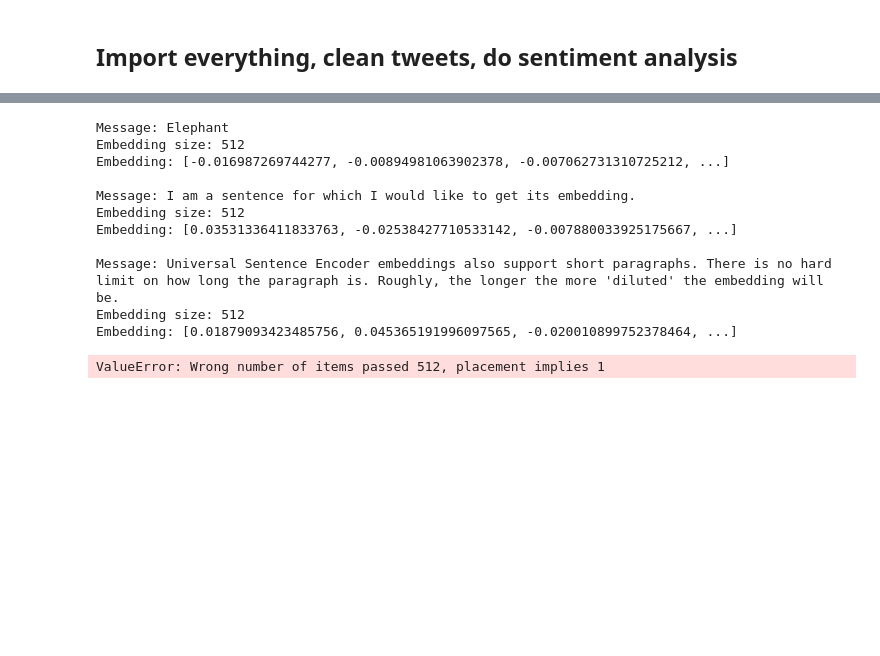
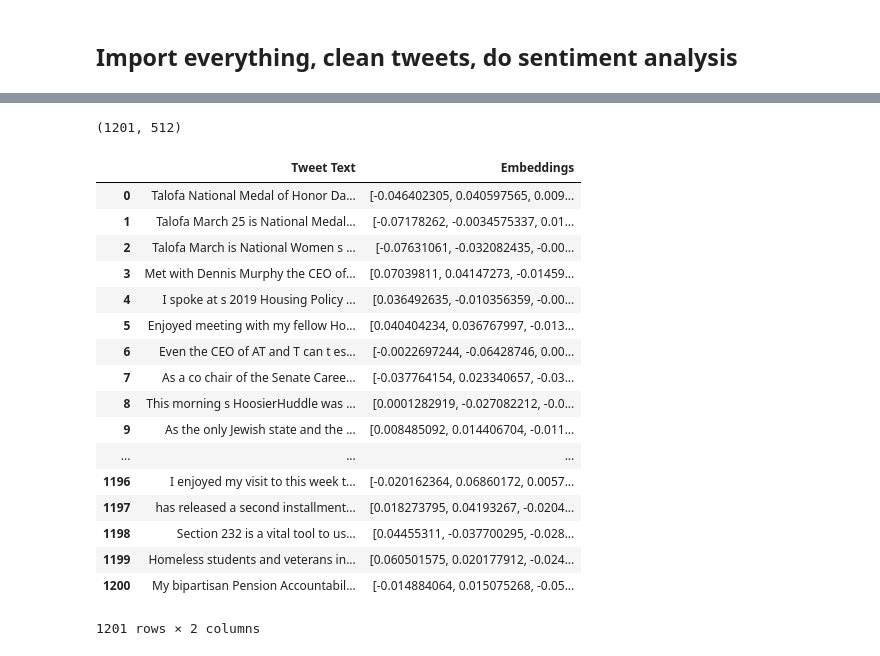
Before and after one commit to jmoorebyu/213_finalproject, a Jupyter notebook: Universal Encoder.ipynb, the cells around one changed output, grey strips where cells are left out. Saved outputs shown, nothing was run; the diff lists cells and outputs as text; code cells hidden in the pictures; blank space fills up the shorter version.

```diff
--- a/Universal Encoder.ipynb
+++ b/Universal Encoder.ipynb
@@ -91,35 +74,0 @@ Embedding: [0.01879093423485756, 0.045365191996097565, -0.020010899752378464, ..
-# %%
-# Compute a representation for each message, showing various lengths supported.
-word = "Elephant"
-sentence = "I am a sentence for which I would like to get its embedding."
-paragraph = (
-    "Universal Sentence Encoder embeddings also support short paragraphs. "
-    "There is no hard limit on how long the paragraph is. Roughly, the longer "
-    "the more 'diluted' the embedding will be.")
-messages = [word, sentence, paragraph]
-
-# Reduce logging output.
-tf.logging.set_verbosity(tf.logging.ERROR)
-
-with tf.Session() as session:
-  session.run([tf.global_variables_initializer(), tf.tables_initializer()])
-  message_embeddings = session.run(embed(messages))
-
-  for i, message_embedding in enumerate(np.array(message_embeddings).tolist()):
-    print("Message: {}".format(messages[i]))
-    print("Embedding size: {}".format(len(message_embedding)))
-    message_embedding_snippet = ", ".join(
-        (str(x) for x in message_embedding[:3]))
-    print("Embedding: [{}, ...]\n".format(message_embedding_snippet))
-# %% [output]
-Message: Elephant
-Embedding size: 512
-Embedding: [-0.016987269744277, -0.00894981063902378, -0.007062731310725212, ...]
-
-Message: I am a sentence for which I would like to get its embedding.
-Embedding size: 512
-Embedding: [0.03531336411833763, -0.02538427710533142, -0.007880033925175667, ...]
-
-Message: Universal Sentence Encoder embeddings also support short paragraphs. There is no hard limit on how long the paragraph is. Roughly, the longer the more 'diluted' the embedding will be.
-Embedding size: 512
-Embedding: [0.01879093423485756, 0.045365191996097565, -0.020010899752378464, ...]
@@ -126,9 +82,34 @@ Embedding: [0.01879093423485756, 0.045365191996097565, -0.020010899752378464, ..
+# %%
+shortlist_embeddings.shape
+# %% [output]
+(1201, 512)
 # %%
-tweets = [['trump is great'], ['trump sucks'], ['provo!']]
 
 # Create the pandas DataFrame
-alltweets = pd.DataFrame(tweets, columns = ['Tweets'])
+tweet_vectors = pd.DataFrame(replaced, columns = ['Tweet Text'])
-# %%
-alltweets['Embeddings'] = message_embeddings
-# %% [output]
-ValueError: Wrong number of items passed 512, placement implies 1
+# %%
+#dataframe with tweet text and its vector
+tweet_vectors['Embeddings'] =""
+for x in range(0,len(tweet_vectors['Embeddings'])):
+    tweet_vectors['Embeddings'][x] = shortlist_embeddings[x]
+# %%
+tweet_vectors
+# %% [output]
+|  | Tweet Text | Embeddings |
+| 0 | Talofa National Medal of Honor Da... | [-0.046402305, 0.040597565, 0.009... |
+| 1 | Talofa March 25 is National Medal... | [-0.07178262, -0.0034575337, 0.01... |
+| 2 | Talofa March is National Women s ... | [-0.07631061, -0.032082435, -0.00... |
+| 3 | Met with Dennis Murphy the CEO of... | [0.07039811, 0.04147273, -0.01459... |
+| 4 | I spoke at s 2019 Housing Policy ... | [0.036492635, -0.010356359, -0.00... |
+| 5 | Enjoyed meeting with my fellow Ho... | [0.040404234, 0.036767997, -0.013... |
+| 6 | Even the CEO of AT and T can t es... | [-0.0022697244, -0.06428746, 0.00... |
+| 7 | As a co chair of the Senate Caree... | [-0.037764154, 0.023340657, -0.03... |
+| 8 | This morning s HoosierHuddle was ... | [0.0001282919, -0.027082212, -0.0... |
+| 9 | As the only Jewish state and the ... | [0.008485092, 0.014406704, -0.011... |
+| ... | ... | ... |
+| 1196 | I enjoyed my visit to this week t... | [-0.020162364, 0.06860172, 0.0057... |
+| 1197 | has released a second installment... | [0.018273795, 0.04193267, -0.0204... |
+| 1198 | Section 232 is a vital tool to us... | [0.04455311, -0.037700295, -0.028... |
+| 1199 | Homeless students and veterans in... | [0.060501575, 0.020177912, -0.024... |
+| 1200 | My bipartisan Pension Accountabil... | [-0.014884064, 0.015075268, -0.05... |
+1201 rows × 2 columns
```
Also changed, not shown: parts of 22 cells of this notebook.
